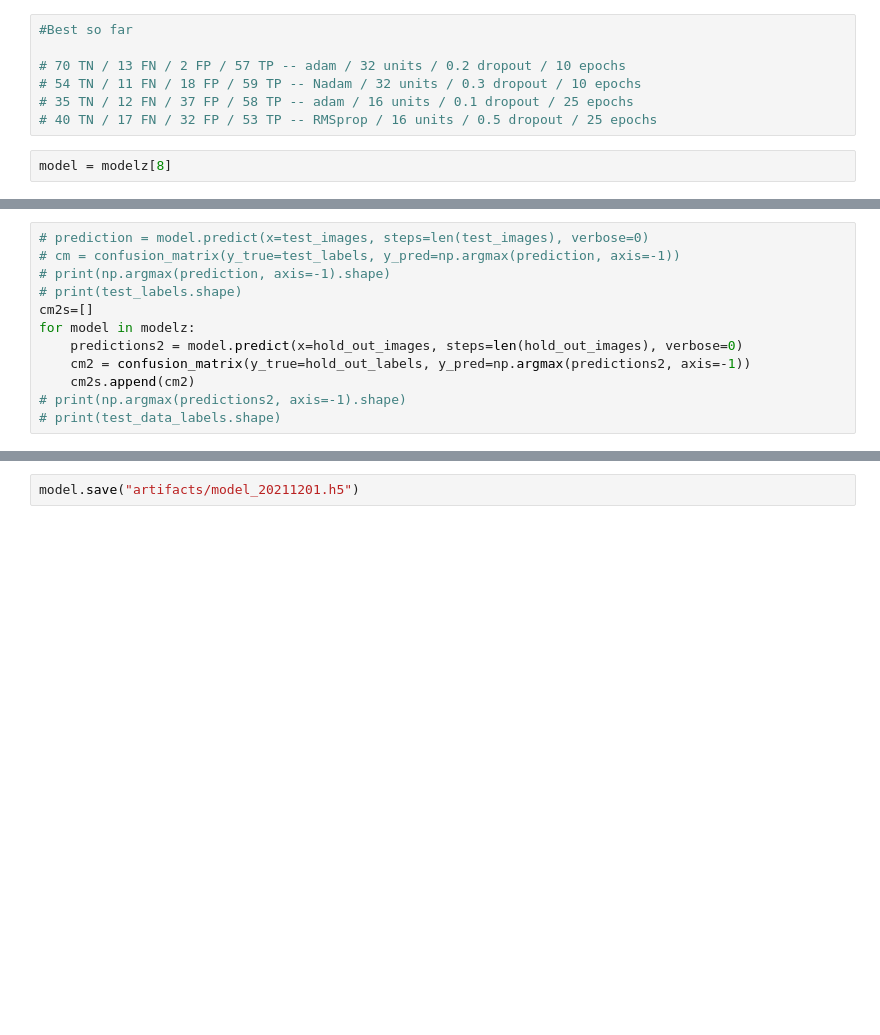
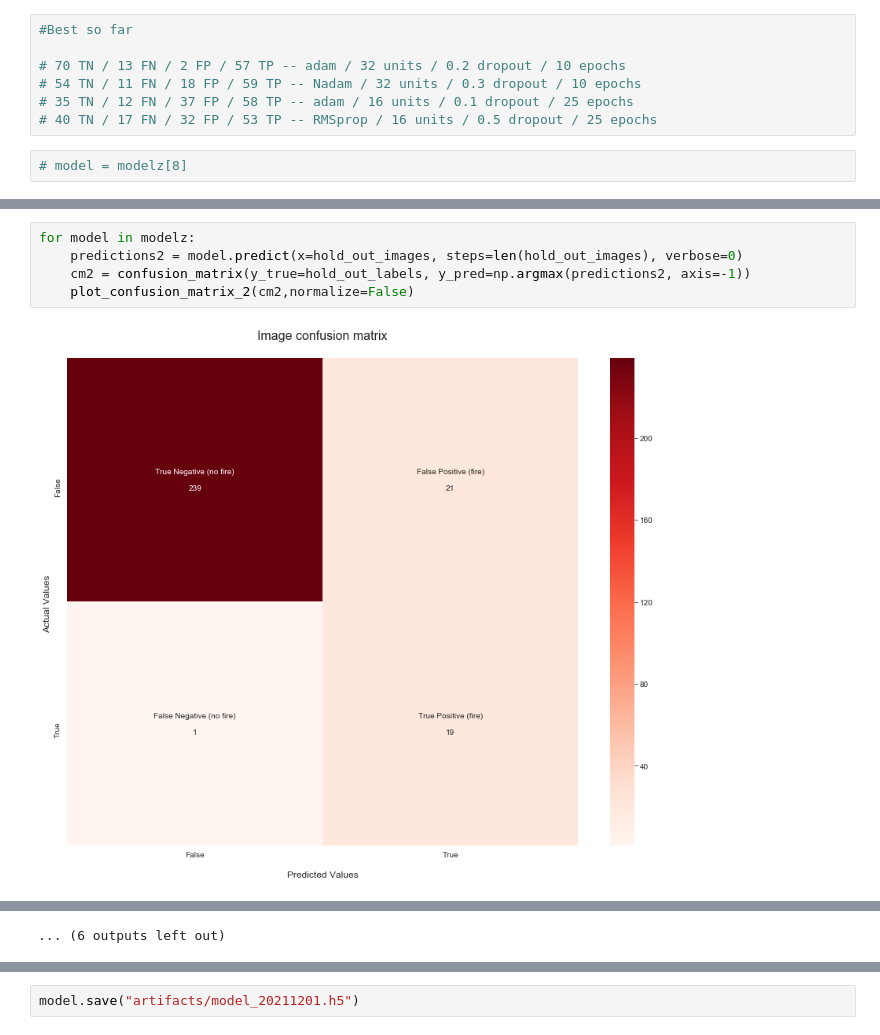
Before and after one commit to sdeittrick/Wildfire_Detection_Capstone_697, a Jupyter notebook: wildfire_prediction_pipeline/model_aggregation.ipynb, the cells around one changed output, grey strips where cells are left out. Cells and saved outputs as stored; diff of their text form; blank space fills up the shorter version.

```diff
--- a/wildfire_prediction_pipeline/model_aggregation.ipynb
+++ b/wildfire_prediction_pipeline/model_aggregation.ipynb
@@ -264,6 +266,6 @@ modelDf
 # 35 TN / 12 FN / 37 FP / 58 TP -- adam / 16 units / 0.1 dropout / 25 epochs
 # 40 TN / 17 FN / 32 FP / 53 TP -- RMSprop / 16 units / 0.5 dropout / 25 epochs
 # %%
-model = modelz[8]
+# model = modelz[8]
 # %%
 
@@ -275,12 +277,7 @@ plot_confusion_matrix_2(modelDf['cms'].values[11],normalize=False)
 # %%
-# prediction = model.predict(x=test_images, steps=len(test_images), verbose=0)
-# cm = confusion_matrix(y_true=test_labels, y_pred=np.argmax(prediction, axis=-1))
-# print(np.argmax(prediction, axis=-1).shape)
-# print(test_labels.shape)
-cm2s=[]
 for model in modelz:
     predictions2 = model.predict(x=hold_out_images, steps=len(hold_out_images), verbose=0)
     cm2 = confusion_matrix(y_true=hold_out_labels, y_pred=np.argmax(predictions2, axis=-1))
-    cm2s.append(cm2)
-# print(np.argmax(predictions2, axis=-1).shape)
-# print(test_data_labels.shape)
+    plot_confusion_matrix_2(cm2,normalize=False)
+# %% [output]
+[figure, added]
@@ -286,0 +295 @@ for model in modelz:
+... (6 outputs left out)
```
Also changed, not shown: parts of 17 cells of this notebook, 7 other files.
